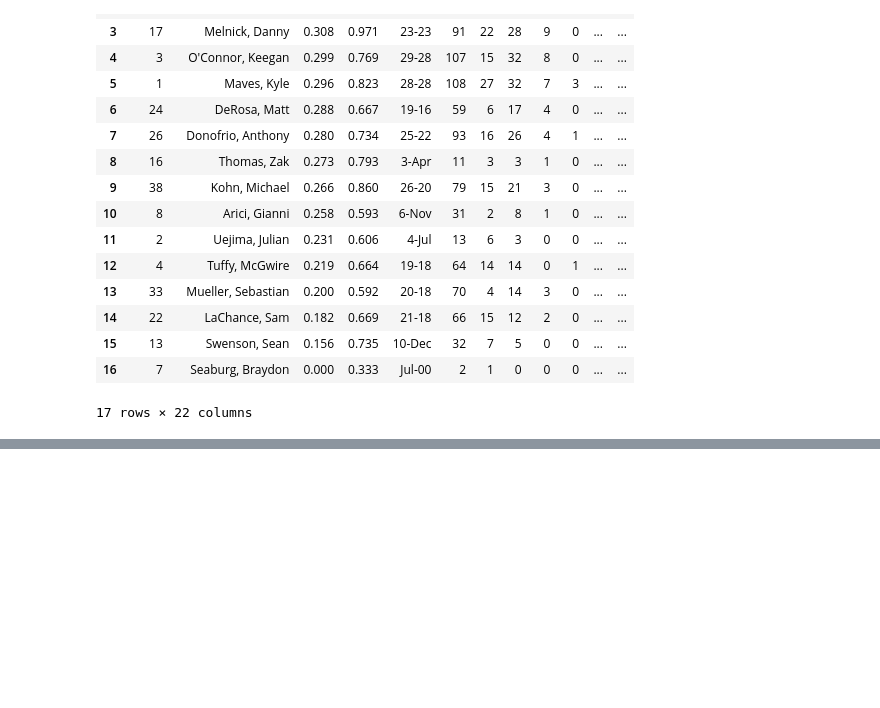
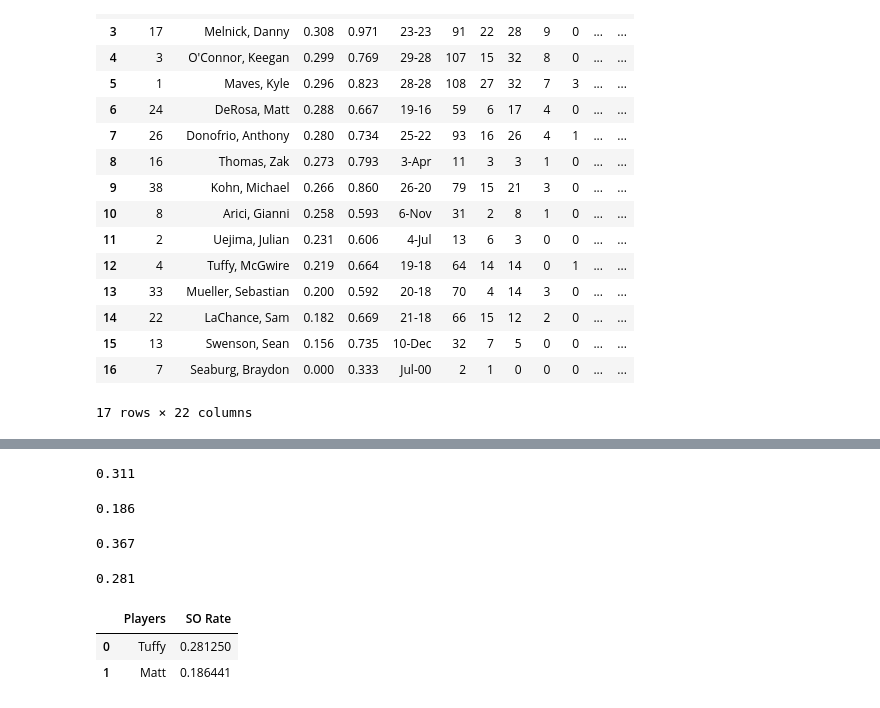
Before and after one commit to MicahlDeRosa/Baseball_stats, a Jupyter notebook: updated.ipynb, the cells around one changed output, grey strips where cells are left out. Drawn from its saved outputs; the diff is of its cells as text; code cells hidden in the pictures; blank space fills up the shorter version.

```diff
--- a/updated.ipynb
+++ b/updated.ipynb
@@ -52,0 +77,43 @@ model_1.set_yticks(range(0,40,5))
+# %%
+#total base percentage
+derosa_H = team.loc[6].at['H']
+derosa_BB = team.loc[6].at['BB']
+derosa_HBP = team.loc[6].at['HBP']
+derosa_AB = team.loc[6].at['AB']
+derosa_SO = team.loc[6].at['SO']
+
+TBP = (derosa_H + derosa_BB + derosa_HBP) / (derosa_AB + derosa_BB + derosa_HBP)
+round(TBP,3)
+# %% [output]
+0.311
+# %%
+#strikeout ratio
+SO = derosa_SO / derosa_AB
+round(SO, 3)
+# %% [output]
+0.186
+# %%
+#total base percentage
+tuffy_H = team.loc[12].at['H']
+tuffy_BB = team.loc[12].at['BB']
+tuffy_HBP = team.loc[12].at['HBP']
+tuffy_AB = team.loc[12].at['AB']
+tuffy_SO = team.loc[12].at['SO']
+
+TBP1 = (tuffy_H + tuffy_BB + tuffy_HBP) / (tuffy_AB + tuffy_BB + tuffy_HBP)
+round(TBP1,3)
+# %% [output]
+0.367
+# %%
+SO1 = tuffy_SO / tuffy_AB
+round(SO1, 3)
+# %% [output]
+0.281
+# %%
+SO_data = [['Tuffy', SO1], ['Matt', SO]]
+SO_df = pd.DataFrame(SO_data, columns=['Players', 'SO Rate'])
+SO_df
+# %% [output]
+|  | Players | SO Rate |
+| 0 | Tuffy | 0.281250 |
+| 1 | Matt | 0.186441 |
```
Also changed, not shown: parts of 4 cells of this notebook, 1 other file.
